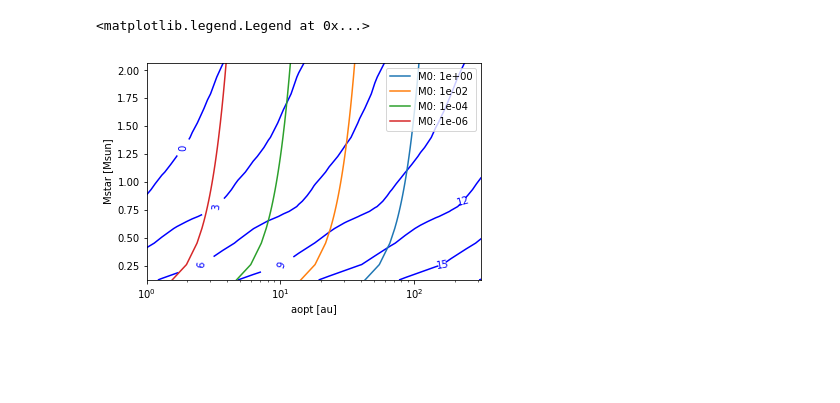
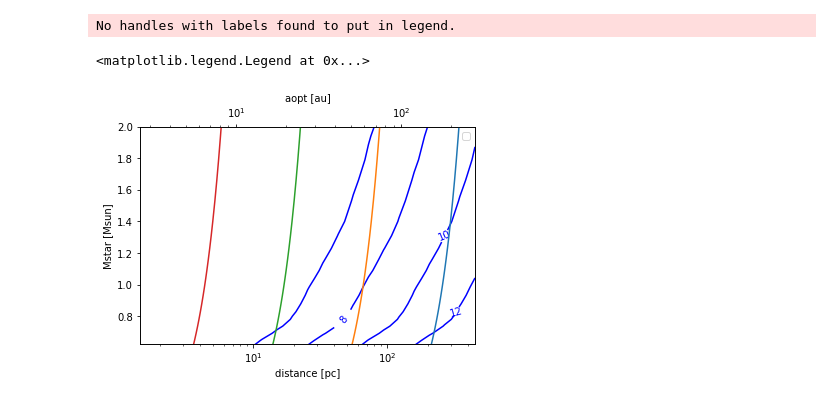
Before and after one commit to LoicNassif/CE-Irregular-Satellites, a Jupyter notebook: jupyter_examples/2DOpt.ipynb, the cells around one changed output. Drawn from its saved outputs; the diff is of its cells as text; code cells hidden in the pictures; blank space fills up the shorter version.

Commit message:
changed plot layout in 2DOpt

```diff
--- a/jupyter_examples/2DOpt.ipynb
+++ b/jupyter_examples/2DOpt.ipynb
@@ -127,3 +127,6 @@ for i in range(len(IMAG)):
 MSIMAG = np.array(MSIMAG)
 IMAGREAL = np.array(IMAGREAL)
 AOPTIMAG = np.array(AOPTIMAG)
+# %%
+def computeMmin(eta, Lstar, Mpl, rho):
+    return MSUN * ((2e5 * eta**0.5 * (Lstar/LSUN)) / (1.65 * rho * (Mpl/MEARTH)**(1./3.)))**(3./2.)
@@ -129,0 +150,17 @@ AOPTIMAG = np.array(AOPTIMAG)
+# %%
+# plot contour map
+# available lvls [ 0.  3.  6.  9. 12. 15. 18.]
+fig, ax = plt.subplots()
+CS2 = ax.contour(AOPTIMAG/(AU*0.7), MSIMAG/MSUN, IMAGREAL, levels=[6, 8, 10, 12], colors='b')
+ax.clabel(CS2, inline=1, fontsize=10, fmt='%1i')
+ax.set_xscale('log')
+ax2 = ax.twiny()
+for i in range(len(aopt_list)):
+    ax2.plot(np.array(aopt_list[i])/AU, Ms/MSUN, label="M0: {0:.0e}".format(M0_list[i]/MEARTH))
+if targetMIN is not None:
+    ax.set_ylim([targetMIN, 2])
+ax.set_ylabel('Mstar [Msun]')
+ax.set_xlabel('distance [pc]')
+ax2.set_xlabel('aopt [au]')
+ax2.set_xscale('log')
+ax.legend()
@@ -130,14 +171,22 @@ AOPTIMAG = np.array(AOPTIMAG)
 # %%
 # plot contour map
 fig, ax = plt.subplots()
-CS2 = ax.contour(AOPTIMAG/AU, MSIMAG/MSUN, IMAGREAL, colors='b')
+CS2 = ax.contour(AOPTIMAG/(AU*0.7), MSIMAG/MSUN, IMAGREAL,levels=[6, 8, 10, 12], colors='b')
 ax.clabel(CS2, inline=1, fontsize=10, fmt='%1i')
 ax.set_xscale('log')
-for i in range(len(aopt_list)):
-    ax.plot(np.array(aopt_list[i])/AU, Ms/MSUN, label="M0: {0:.0e}".format(M0_list[i]/MEARTH))
+
+ax2 = ax.twiny()
+
+for i in range(len(aopt2_list)):
+    ax2.plot(np.array(aopt2_list[i])/AU, Ms/MSUN, label="M0: {0:.0e}".format(M0_list[i]/MEARTH))
+if targetMIN is not None:
+    ax.set_ylim([targetMIN, 2])
 ax.set_ylabel('Mstar [Msun]')
-ax.set_xlabel('aopt [au]')
+ax2.set_xlabel('aopt [au]')
+ax.set_xlabel('distance [pc]')
+ax2.set_xscale('log')
 ax.legend()
 # %% [output]
-<matplotlib.legend.Legend at 0x...>
+No handles with labels found to put in legend.
+<matplotlib.legend.Legend at 0x...>
-[figure, old version]
+[figure, new version]
```
Also changed, not shown: parts of 5 cells of this notebook.
